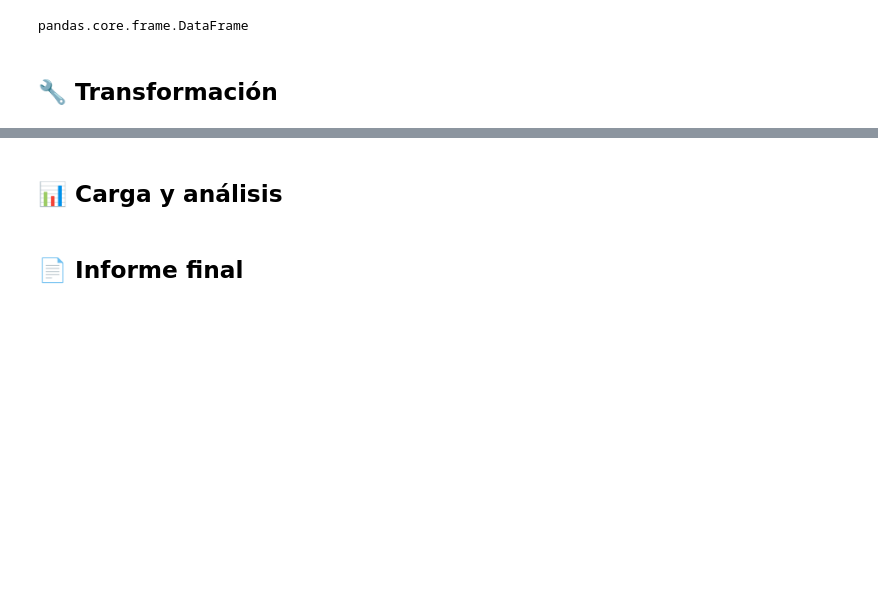
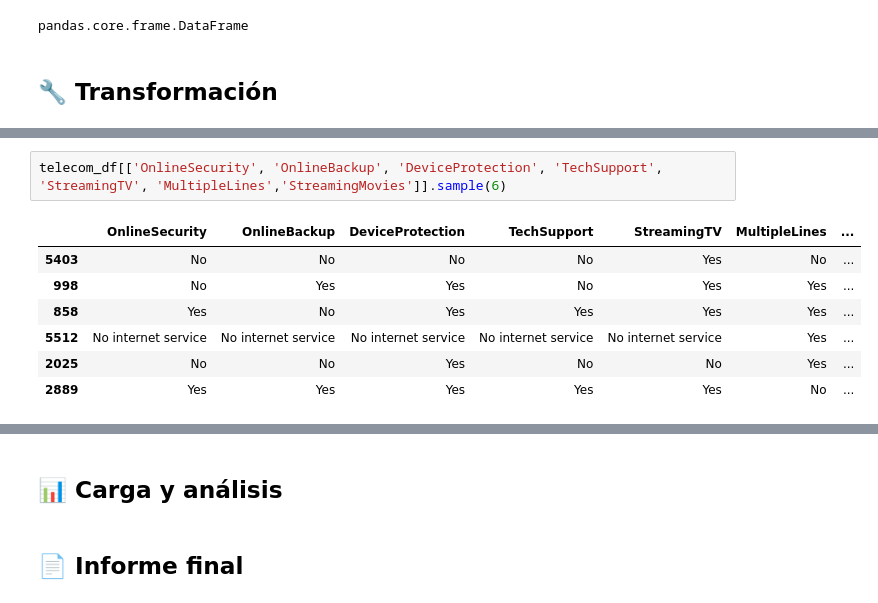
Before and after one commit to JosePater/ONE-TelecomX-Part-1, a Jupyter notebook: ONE_Challenge_TelecomX_1.ipynb, the cells around one changed output, grey strips where cells are left out. Cells and saved outputs as stored; diff of their text form; blank space fills up the shorter version.

```diff
--- a/ONE_Challenge_TelecomX_1.ipynb
+++ b/ONE_Challenge_TelecomX_1.ipynb
@@ -39,0 +248,10 @@ pandas.core.frame.DataFrame
+# %%
+telecom_df[['OnlineSecurity', 'OnlineBackup', 'DeviceProtection', 'TechSupport', 'StreamingTV', 'MultipleLines','StreamingMovies']].sample(6)
+# %% [output]
+|  | OnlineSecurity | OnlineBackup | DeviceProtection | TechSupport | StreamingTV | MultipleLines | ... |
+| 5403 | No | No | No | No | Yes | No | ... |
+| 998 | No | Yes | Yes | No | Yes | Yes | ... |
+| 858 | Yes | No | Yes | Yes | Yes | Yes | ... |
+| 5512 | No internet service | No internet service | No internet service | No internet service | No internet service | Yes | ... |
+| 2025 | No | No | Yes | No | No | Yes | ... |
+| 2889 | Yes | Yes | Yes | Yes | Yes | No | ... |
```
Also changed, not shown: parts of 29 cells of this notebook.
